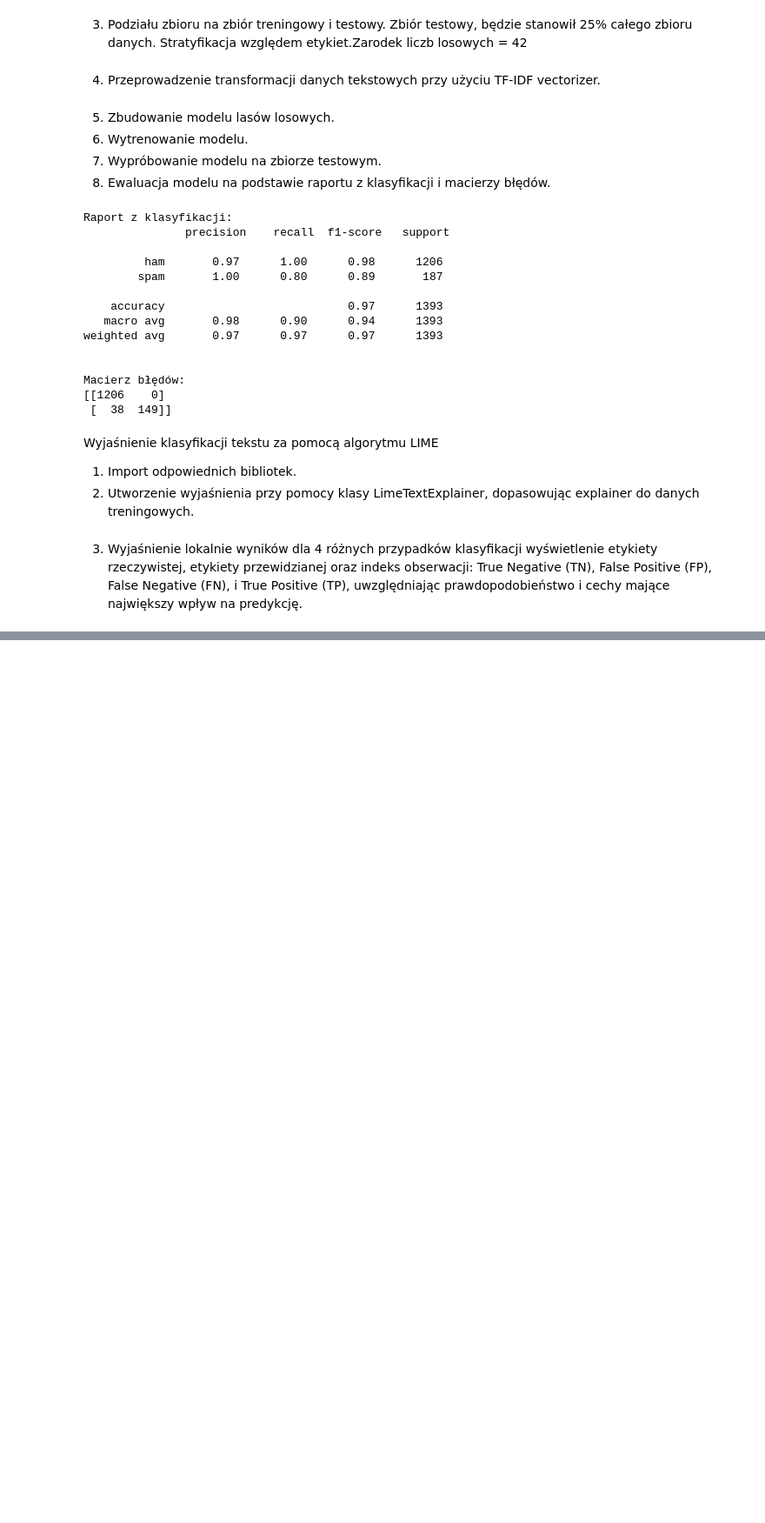
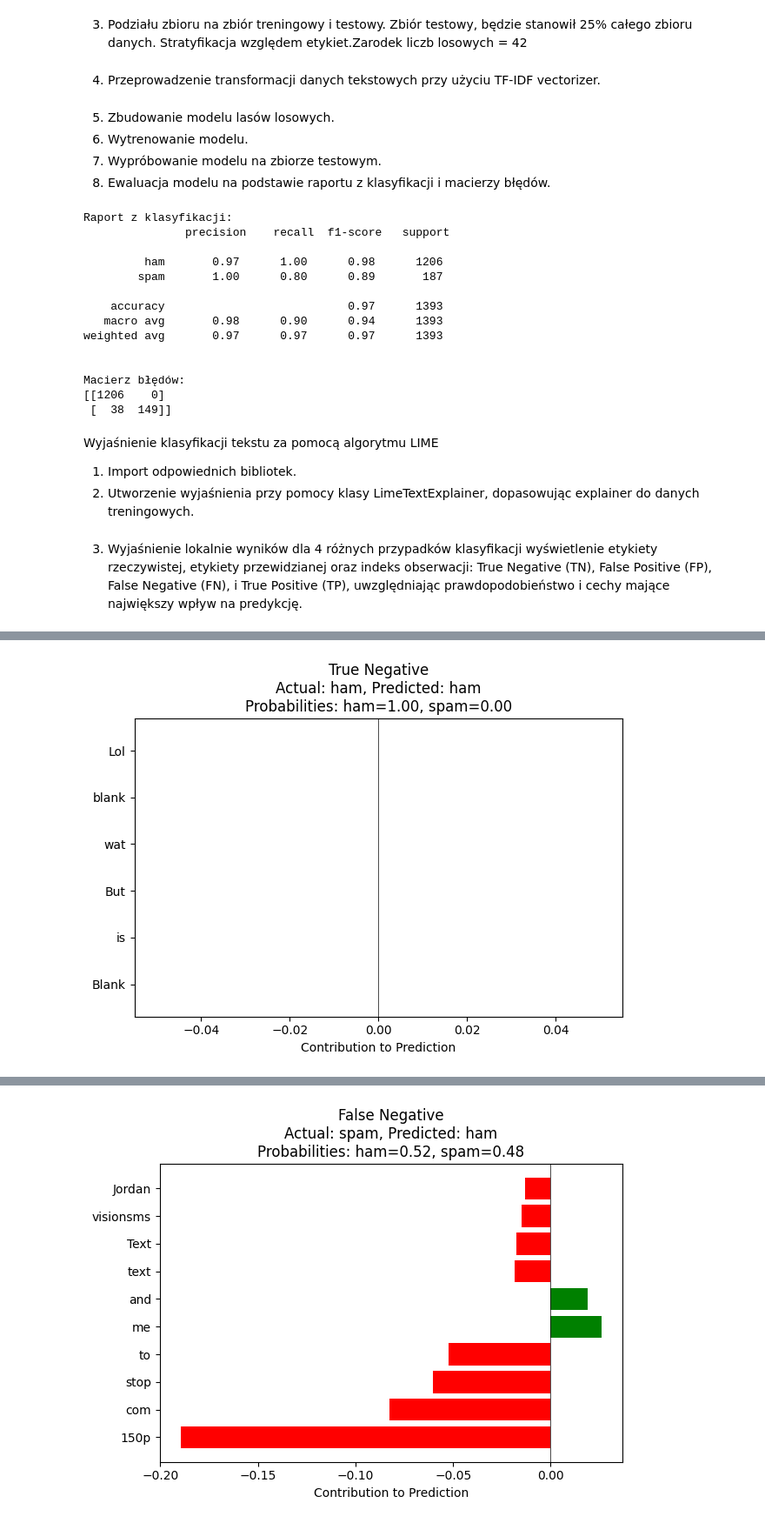
Before and after one commit to maddie84/Lab_Maszynowej_Analizy_Danych, a Jupyter notebook: Lab7/Jazwinska_Magda_LMAD_PSI_L7.ipynb, the cells around one changed output, grey strips where cells are left out. Shown at 87% size. Cells and saved outputs as stored; diff of their text form; code cells hidden in the pictures; blank space fills up the shorter version.

```diff
--- a/Lab7/Jazwinska_Magda_LMAD_PSI_L7.ipynb
+++ b/Lab7/Jazwinska_Magda_LMAD_PSI_L7.ipynb
@@ -502,0 +488,66 @@ for case, details in case_explanations.items():
+# %%
+# Identyfikacja indeksów dla TN, FP, FN, TP
+indices = {
+    "True Negative": np.where((y_test.values == 'ham') & (predictions == 'ham'))[0],
+    "False Positive": np.where((y_test.values == 'ham') & (predictions == 'spam'))[0],
+    "False Negative": np.where((y_test.values == 'spam') & (predictions == 'ham'))[0],
+    "True Positive": np.where((y_test.values == 'spam') & (predictions == 'spam'))[0],
+}
+
+# Sprawdzenie dostępności przypadków
+selected_indices = {}
+for case, idx_array in indices.items():
+    if len(idx_array) > 0:
+        selected_indices[case] = idx_array[0]  # Wybieramy pierwszy indeks
+    else:
+        print(f"Brak przypadków dla klasy {case}.")
+
+# Funkcja opakowująca model
+def predict_proba_wrapper(texts):
+    transformed_texts = vectorizer.transform(texts)
+    return model.predict_proba(transformed_texts)
+
+# Generowanie wyjaśnień za pomocą LIME
+results_with_lime = {}
+
+for case, idx in selected_indices.items():
+    explanation = explainer.explain_instance(
+        X_test.iloc[idx],              # Surowa wiadomość
+        predict_proba_wrapper,         # Funkcja opakowująca
+        num_features=10,               # Liczba cech do wyświetlenia
+        labels=[0, 1]                  # Obie klasy: "ham" i "spam"
+    )
+    actual_label = y_test.iloc[idx]
+    predicted_label = predictions[idx]
+    probabilities = model.predict_proba(X_test_tfidf[idx])[0]
+
+    results_with_lime[case] = {
+        "Index": idx,
+        "Actual Label": actual_label,
+        "Predicted Label": predicted_label,
+        "Probabilities": probabilities,
+        "Explanation": explanation.as_list(label=np.argmax(probabilities)),
+    }
+
+    # Wyświetlenie szczegółów
+    print(f"\n{case}:")
+    print(f"Index: {idx}")
+    print(f"Actual Label: {actual_label}")
+    print(f"Predicted Label: {predicted_label}")
+    print(f"Probabilities: {probabilities}")
+    print("Top Features:")
+    for feature, contribution in results_with_lime[case]["Explanation"]:
+        print(f"  {feature}: {contribution}")
+
+    # Wizualizacja wykresu LIME
+    features, contributions = zip(*results_with_lime[case]["Explanation"])
+    colors = ['green' if value > 0 else 'red' for value in contributions]
+
+    plt.barh(features, contributions, color=colors)
+    plt.xlabel('Contribution to Prediction')
+    plt.title(f"{case}\nActual: {actual_label}, Predicted: {predicted_label}\n"
+              f"Probabilities: ham={probabilities[0]:.2f}, spam={probabilities[1]:.2f}")
+    plt.axvline(0, color='black', linewidth=0.5)
+    plt.tight_layout()
+    plt.show()
+# %% [output]
@@ -502,0 +568 @@ for case, details in case_explanations.items():
+[figure, added]
@@ -502,0 +585 @@ for case, details in case_explanations.items():
+[figure, added]
```
Also changed, not shown: parts of 11 cells of this notebook, 1 other file.
